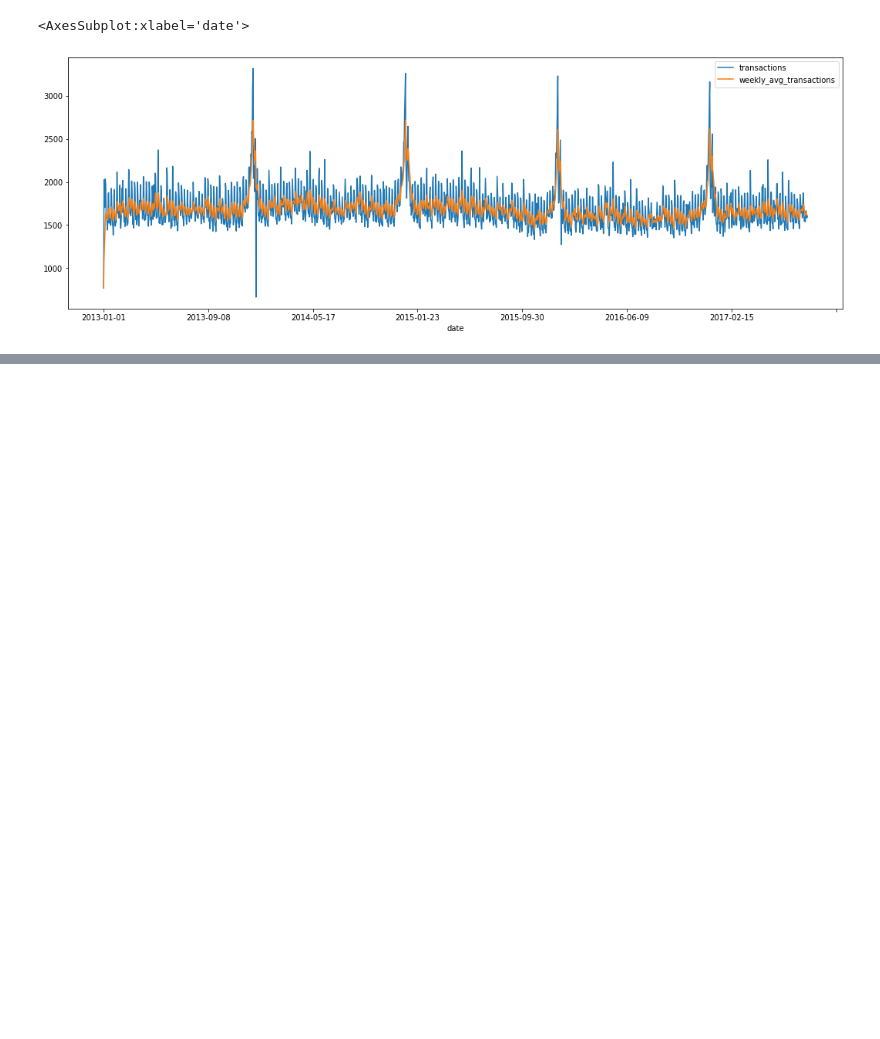
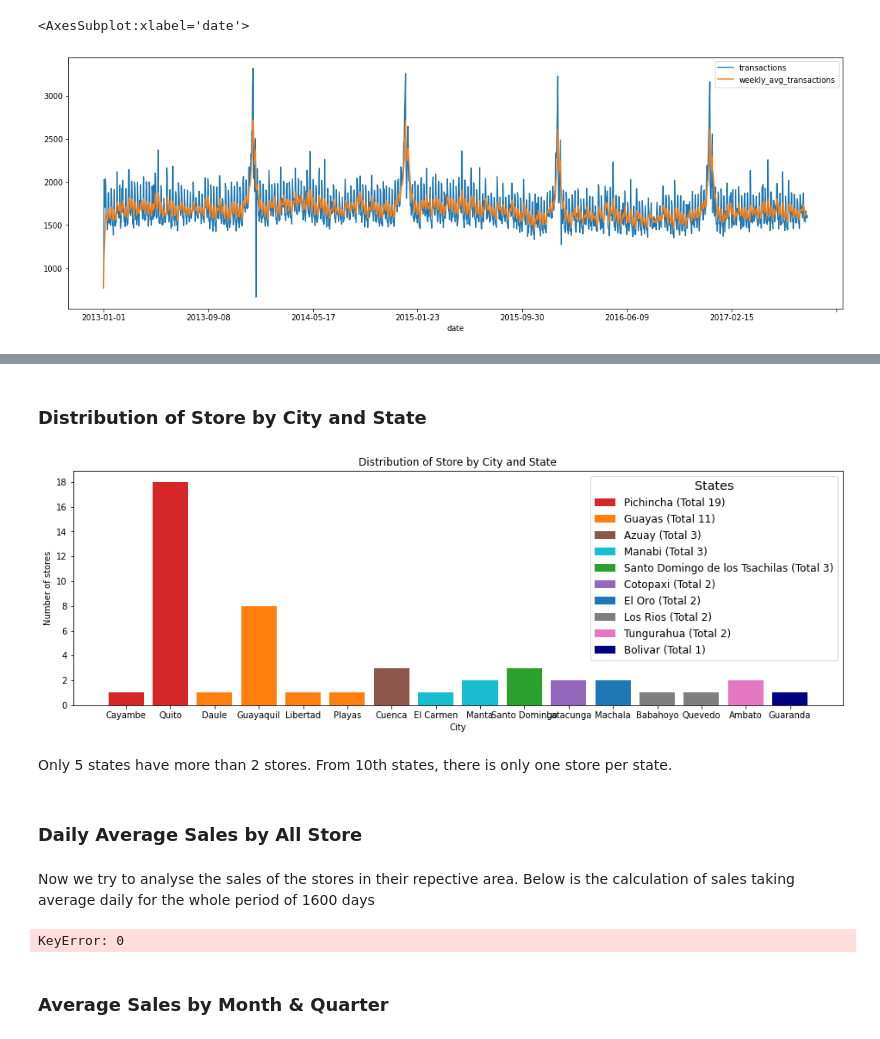
Before and after one commit to abroniewski/ML-test-repo, a Jupyter notebook: connectcsv.ipynb, the cells around one changed output, grey strips where cells are left out. Drawn from its saved outputs; the diff is of its cells as text; code cells hidden in the pictures; blank space fills up the shorter version.

```diff
--- a/connectcsv.ipynb
+++ b/connectcsv.ipynb
@@ -203,0 +304,56 @@ sales_transaction.corr()
+# %% [markdown]
+### Distribution of Store by City and State
+# %%
+stores_data = pd.read_csv(path + 'stores.csv', index_col=False)
+top_city  = stores_data.groupby('city') .size().sort_values(ascending=False)
+top_state = stores_data.groupby('state').size().sort_values(ascending=False)
+states = top_state.index.values
+
+stores_data_grouped = stores_data.groupby(['state','city']).agg({'city':'count'})
+color = ["tab:red","tab:orange","tab:brown","tab:cyan","tab:green","tab:purple","tab:blue","tab:gray","tab:pink", "navy","darkred"]
+fig, ax = plt.subplots( figsize=(16,5))
+ax.yaxis.set_major_locator(MaxNLocator(integer=True))
+ax.set_title("Distribution of Store by City and State")
+ax.set_ylabel("Number of stores")
+ax.set_xlabel("City")
+custom_label=[]
+custom_legend = []
+for i in range(0,10):
+    u = stores_data_grouped.loc[ states[i] ]
+    ax.bar(u.index.values, u.values.flatten(),color=color[i])
+    custom_label.append ( Patch(facecolor=color[i])  )
+    custom_legend.append( states[i] + " (Total {})".format(top_state[i]))
+ax.legend(custom_label, custom_legend, fontsize="large", labelcolor="black",
+          fancybox=True, title = "States", title_fontsize = "x-large")
+plt.show()
+# %% [output]
+[figure, added]
+# %% [markdown]
+Only 5 states have more than 2 stores. From 10th states, there is only one store per state.
+# %% [markdown]
+### Daily Average Sales by All Store
+# %% [markdown]
+Now we try to analyse the sales of the stores in their repective area. Below is the calculation of sales taking average daily for the whole period of 1600 days
+# %%
+store_nbr_id  = stores_data.index.values # stores_data.store_nbr.unique()
+train_data = pd.read_csv(path + 'train.csv', index_col="id", header=0, parse_dates=['date'])
+sales_grouped = train_data.groupby(['store_nbr','date']).agg({'sales':'sum'})
+sales_by_store_id = {}
+for store in store_nbr_id:
+    sales_by_store_id[store] = {'sale': sales_grouped.loc[store].sales.mean() ,
+                                'city': stores_data.city[store] ,
+                                'city-id': stores_data.city[store]+"-{}".format(store) ,
+                                'state': stores_data.state[store] ,
+                                'type': stores_data.type[store] ,
+                                'cluster': stores_data.cluster[store] }
+sales_by_store_id = pd.DataFrame.from_dict(sales_by_store_id, orient='index') # convert to Pandas DataFrame
+
+sales_by_city      = {}
+for city in top_city.index.values:
+    sales_by_city[city]      = {'sum': sales_by_store_id [ stores_data.city==city ].sale.sum(),
+                                'mean': sales_by_store_id [ stores_data.city==city ].sale.mean() }
+sales_by_city      = pd.DataFrame.from_dict(sales_by_city, orient='index')
+# %% [output]
+KeyError: 0
+# %% [markdown]
+### Average Sales by Month & Quarter
```
Also changed, not shown: parts of 24 cells of this notebook.
